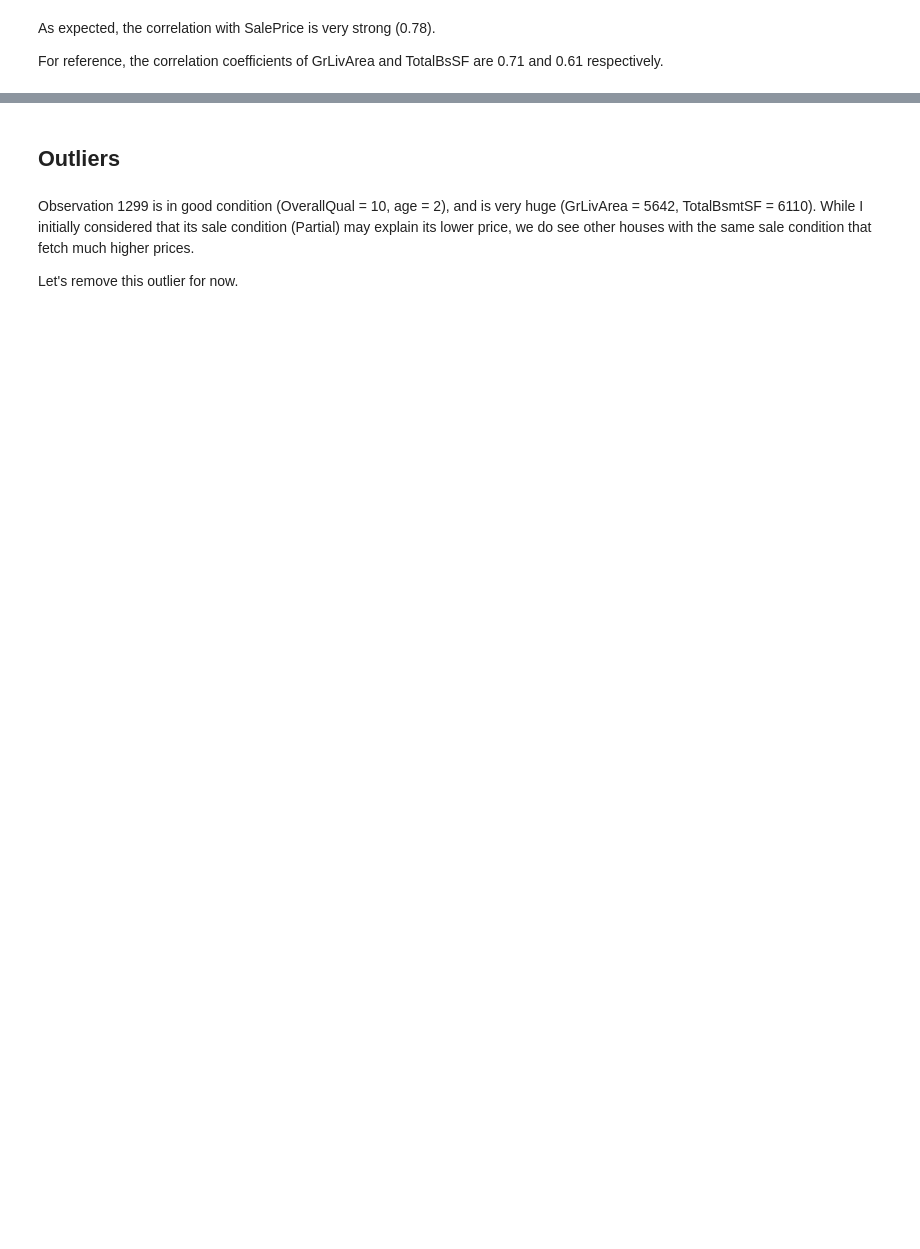
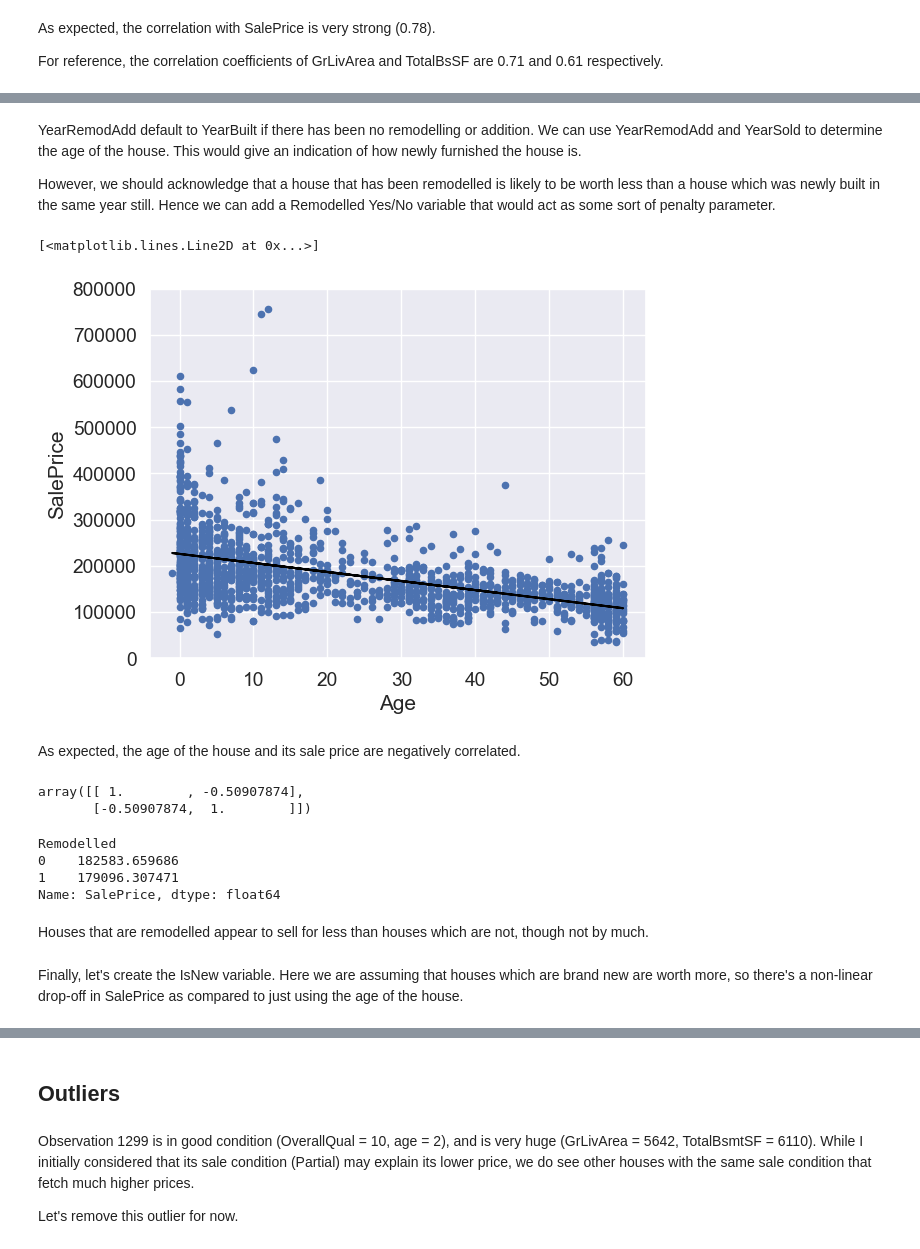
Before and after one commit to caffeinatedwoof/kaggle_predict_housing_prices, a Jupyter notebook: eda.ipynb, the cells around one changed output, grey strips where cells are left out. Cells and saved outputs as stored; diff of their text form; code cells hidden in the pictures; blank space fills up the shorter version.

```diff
--- a/eda.ipynb
+++ b/eda.ipynb
@@ -460,0 +473,3 @@ For reference, the correlation coefficients of GrLivArea and TotalBsSF are 0.71
+# %%
+train['Neighborhood'] = pd.Categorical(train['Neighborhood'], ordered=True)
+train['Neighborhood'].value_counts()
@@ -460,0 +495,36 @@ For reference, the correlation coefficients of GrLivArea and TotalBsSF are 0.71
+# %% [markdown]
+YearRemodAdd default to YearBuilt if there has been no remodelling or addition. We can use YearRemodAdd and YearSold to determine the age of the house. This would give an indication of how newly furnished the house is.
+
+However, we should acknowledge that a house that has been remodelled is likely to be worth less than a house which was newly built in the same year still. Hence we can add a Remodelled Yes/No variable that would act as some sort of penalty parameter.
+# %%
+train['Age'] = train['YrSold'] - train['YearRemodAdd']
+train['Remodelled'] = train.apply(lambda x: 0 if (x['YearBuilt'] == x['YearRemodAdd']) else 1, axis=1)
+# %%
+#scatter plot grlivarea/saleprice
+var = 'Age'
+data = pd.concat([train['SalePrice'], train[var]], axis=1)
+data.plot.scatter(x=var, y='SalePrice', ylim=(0,800000))
+m, b = np.polyfit(data[var], data['SalePrice'], 1)
+plt.plot(data[var], m*data[var] + b, color='black')
+# %% [output]
+[<matplotlib.lines.Line2D at 0x...>]
+[figure, added]
+# %% [markdown]
+As expected, the age of the house and its sale price are negatively correlated.
+# %%
+#saleprice correlation matrix
+np.corrcoef(train['Age'],train['SalePrice'])
+# %% [output]
+array([[ 1.        , -0.50907874],
+       [-0.50907874,  1.        ]])
+# %%
+train.groupby('Remodelled')['SalePrice'].agg('mean')
+# %% [output]
+Remodelled
+0    182583.659686
+1    179096.307471
+Name: SalePrice, dtype: float64
+# %% [markdown]
+Houses that are remodelled appear to sell for less than houses which are not, though not by much.
+# %% [markdown]
+Finally, let's create the IsNew variable. Here we are assuming that houses which are brand new are worth more, so there's a non-linear drop-off in SalePrice as compared to just using the age of the house.
```
Also changed, not shown: parts of 34 cells of this notebook, 6 other files.
